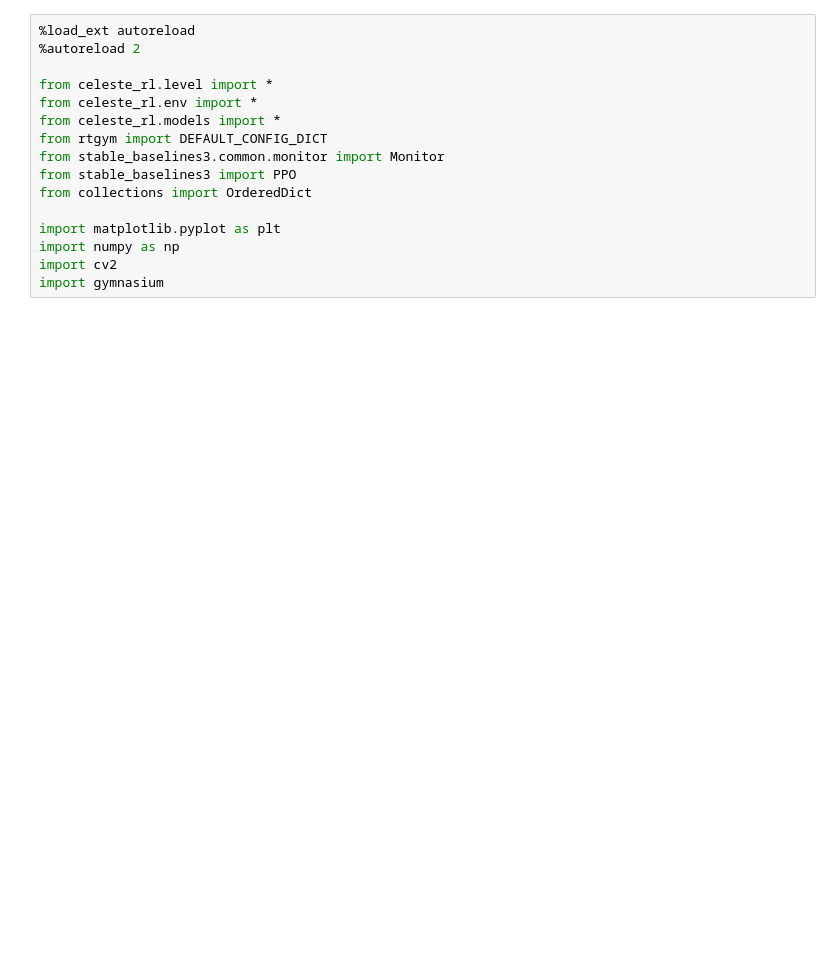
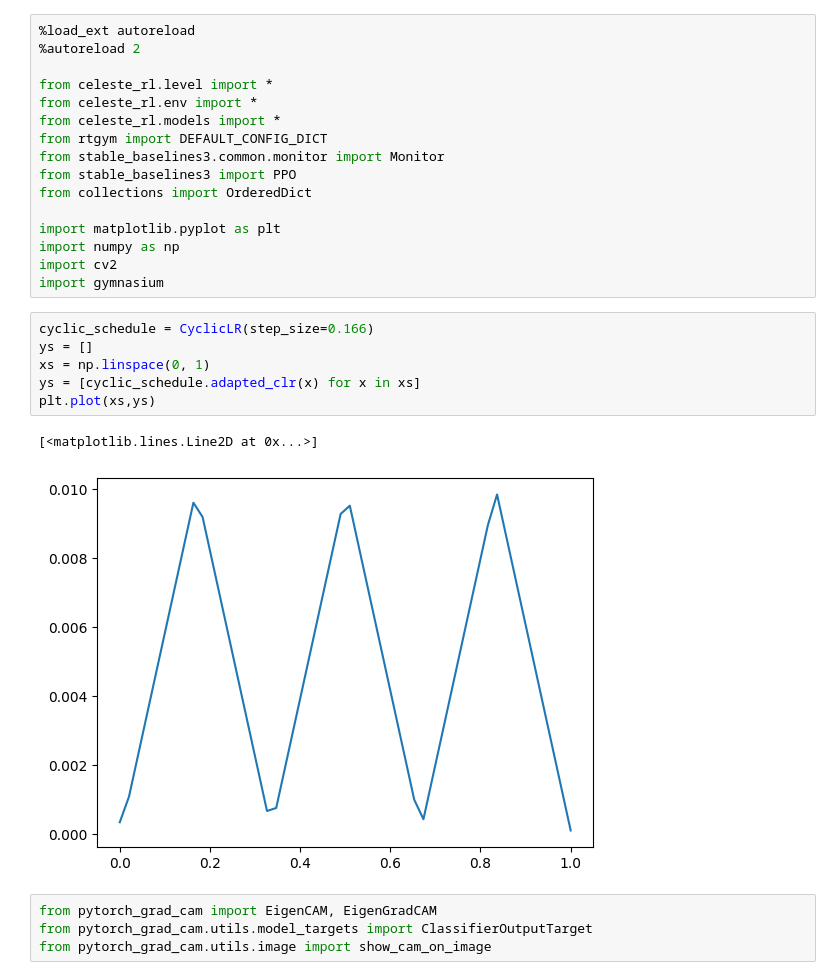
Before and after one commit to boesingerl/celesteRL, a Jupyter notebook: Scale.ipynb, the cells around one changed output. Cells and saved outputs as stored; diff of their text form; blank space fills up the shorter version.

Commit message:
Changes to CNN, lower fov, cyclic scheduler

```diff
--- a/Scale.ipynb
+++ b/Scale.ipynb
@@ -14,3 +14,16 @@ import matplotlib.pyplot as plt
 import numpy as np
 import cv2
 import gymnasium
+# %%
+cyclic_schedule = CyclicLR(step_size=0.166)
+ys = []
+xs = np.linspace(0, 1)
+ys = [cyclic_schedule.adapted_clr(x) for x in xs]
+plt.plot(xs,ys)
+# %% [output]
+[<matplotlib.lines.Line2D at 0x...>]
+[figure, added]
+# %%
+from pytorch_grad_cam import EigenCAM, EigenGradCAM
+from pytorch_grad_cam.utils.model_targets import ClassifierOutputTarget
+from pytorch_grad_cam.utils.image import show_cam_on_image
```
Also changed, not shown: parts of 6 cells of this notebook, 5 other files.
